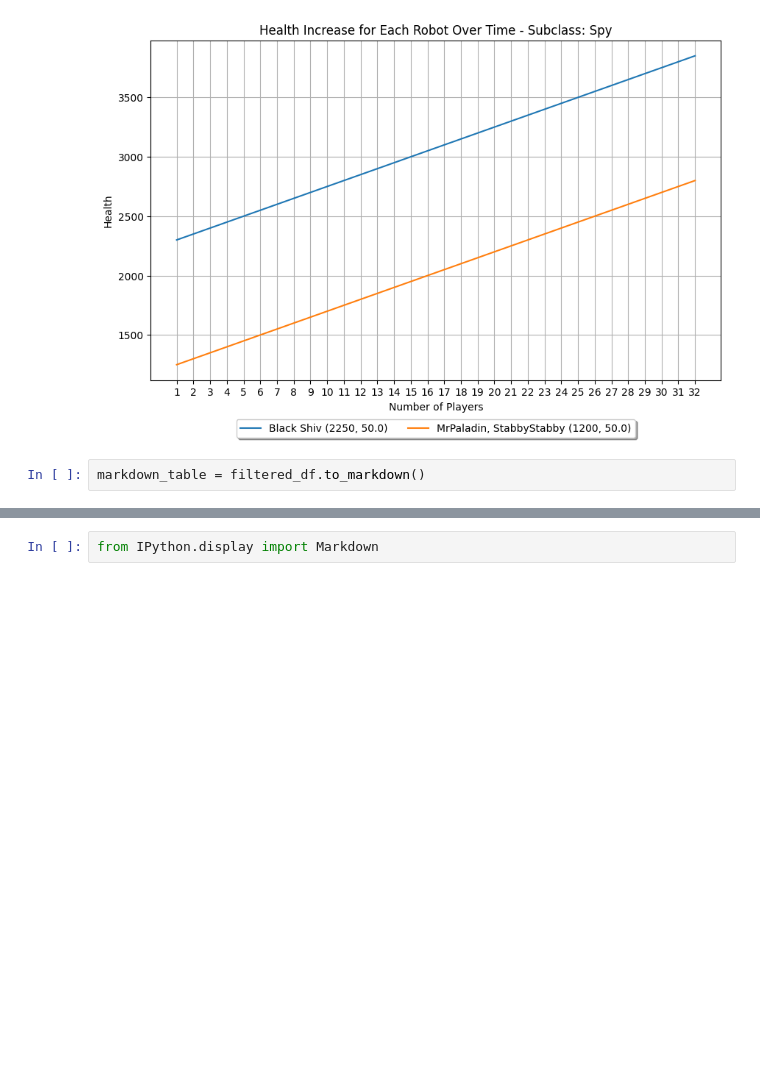
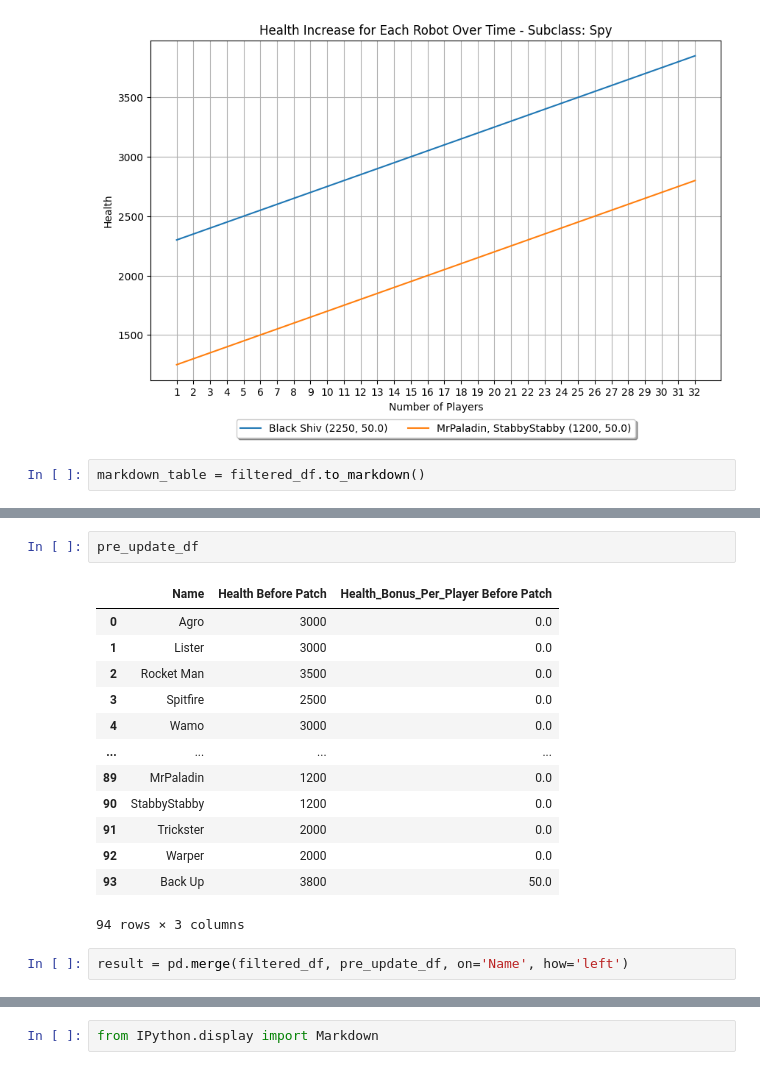
Before and after one commit to higps/robogithub, a Jupyter notebook: python_stuff/get_rc_df.ipynb, the cells around one changed output, grey strips where cells are left out. Drawn from its saved outputs; the diff is of its cells as text; blank space fills up the shorter version.

```diff
--- a/python_stuff/get_rc_df.ipynb
+++ b/python_stuff/get_rc_df.ipynb
@@ -148,0 +156,18 @@ markdown_table = filtered_df.to_markdown()
+# %%
+pre_update_df
+# %% [output]
+|  | Name | Health Before Patch | Health_Bonus_Per_Player Before Patch |
+| 0 | Agro | 3000 | 0.0 |
+| 1 | Lister | 3000 | 0.0 |
+| 2 | Rocket Man | 3500 | 0.0 |
+| 3 | Spitfire | 2500 | 0.0 |
+| 4 | Wamo | 3000 | 0.0 |
+| ... | ... | ... | ... |
+| 89 | MrPaladin | 1200 | 0.0 |
+| 90 | StabbyStabby | 1200 | 0.0 |
+| 91 | Trickster | 2000 | 0.0 |
+| 92 | Warper | 2000 | 0.0 |
+| 93 | Back Up | 3800 | 50.0 |
+94 rows × 3 columns
+# %%
+result = pd.merge(filtered_df, pre_update_df, on='Name', how='left')
```
Also changed, not shown: parts of 6 cells of this notebook, 1 other file.
